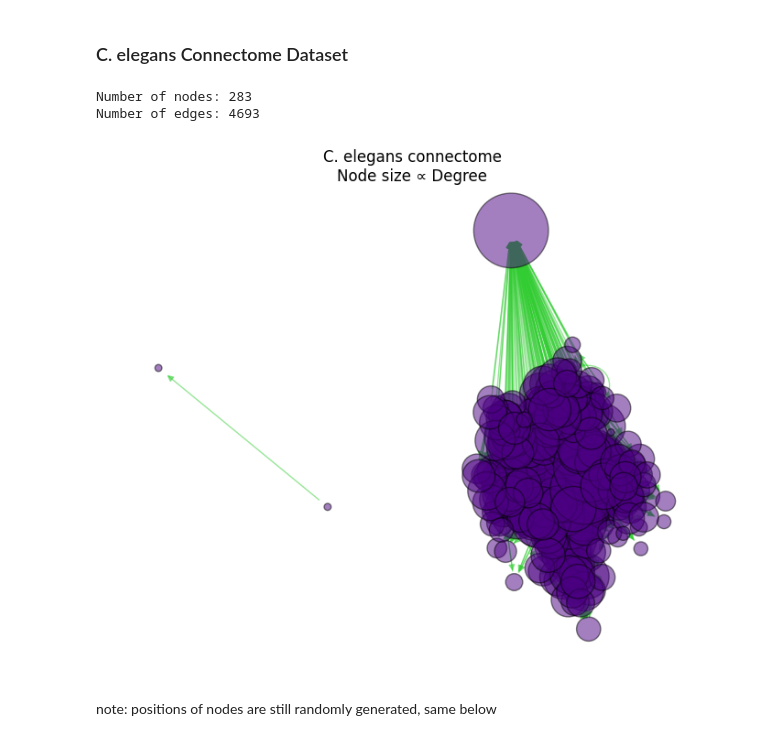
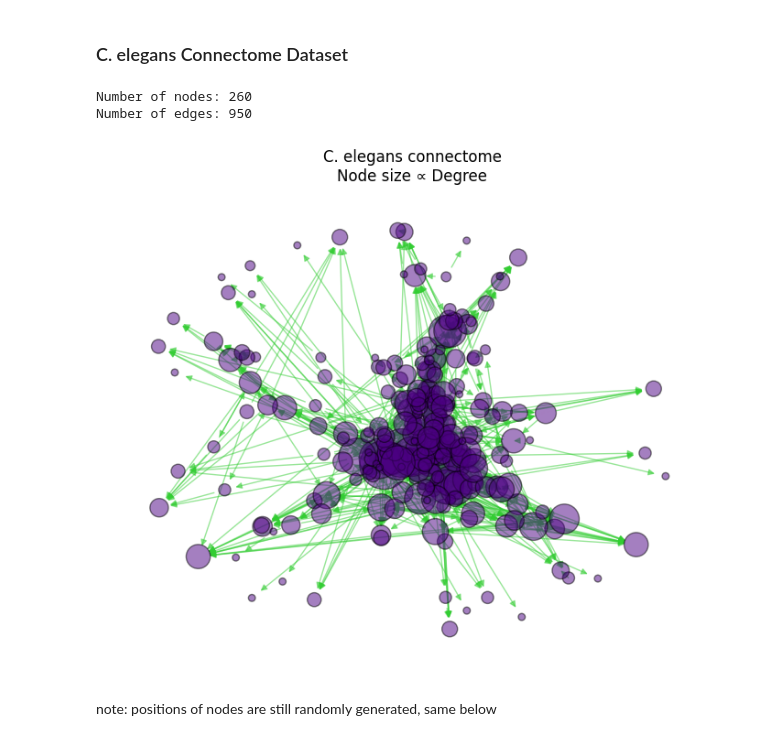
Before and after one commit to haotianh9/graph_teaching, a Jupyter notebook: NetworkScience/3_Real_Network.ipynb, the cells around one changed output. Drawn from its saved outputs; the diff is of its cells as text; code cells hidden in the pictures.

```diff
--- a/NetworkScience/3_Real_Network.ipynb
+++ b/NetworkScience/3_Real_Network.ipynb
@@ -26,52 +28,56 @@ WARNING: Error parsing dependencies of flatbuffers: Invalid version: '1.12.1-git
 ## Load datasets
 # %%
 graph_list=[]
+name_list=[]
 # %% [markdown]
 ### C. elegans Connectome Dataset
 # %%
 import pandas as pd
 import networkx as nx
 import matplotlib.pyplot as plt
-
+import numpy as np
 # downloaded from https://www.wormwiring.org/
-df = pd.read_excel('./Data/celegans_connectome.xls')
+df = pd.read_excel('./Data/celegans_connectome.xlsx')
+chemical_synapses = df[df['Type'] == 'S']
 
 # Inspect the DataFrame to identify the correct columns
 # print(df.columns)
 
-G_celegans = nx.from_pandas_edgelist(df, source='Neuron 1', target='Neuron 2', create_using=nx.DiGraph())
+G_celegans = nx.from_pandas_edgelist(chemical_synapses, source='Neuron 1', target='Neuron 2', create_using=nx.DiGraph())
 graph_list.append(G_celegans)
+name_list.append("C. elegans connectome")
+
 print(f"Number of nodes: {G_celegans.number_of_nodes()}")
 print(f"Number of edges: {G_celegans.number_of_edges()}")
 
 def visualize_graph_with_degree_size(G, layout_func=nx.spring_layout, title="Graph Visualization"):
     """
     Visualize a graph where node size is proportional to its degree.
 
     Parameters:
         G (networkx.Graph): The input graph
         layout_func (function): Layout function like nx.spring_layout
         title (str): Title of the plot
     """
     degrees = dict(G.degree())
     node_sizes = [v * 30 for v in degrees.values()]  # scale factor
 
     pos = layout_func(G, seed=9)
 
     plt.figure(figsize=(7, 6))
     nx.draw_networkx_nodes(G, pos, node_size=node_sizes, node_color='indigo', edgecolors='black',alpha=0.5)
     nx.draw_networkx_edges(G, pos, alpha=0.5,edge_color='limegreen')
     # nx.draw_networkx_labels(G, pos, font_size=8)
     plt.title(f"{title}\nNode size ∝ Degree")
     plt.axis('off')
     plt.tight_layout()
     plt.show()
 
 visualize_graph_with_degree_size(G_celegans, title="C. elegans connectome")
 # %% [output]
-Number of nodes: 283
-Number of edges: 4693
+Number of nodes: 260
+Number of edges: 950
-[figure, old version]
+[figure, new version]
 # %% [markdown]
 note: positions of nodes are still randomly generated, same below
 # %% [markdown]
```
Also changed, not shown: parts of 5 cells of this notebook, 4 other files.
